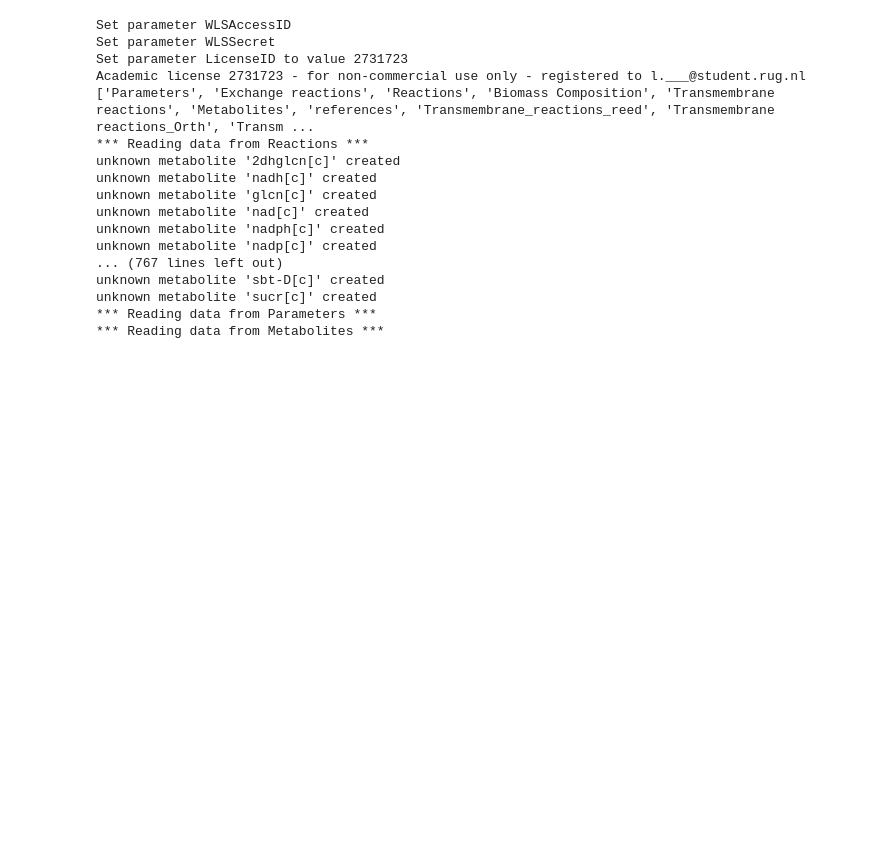
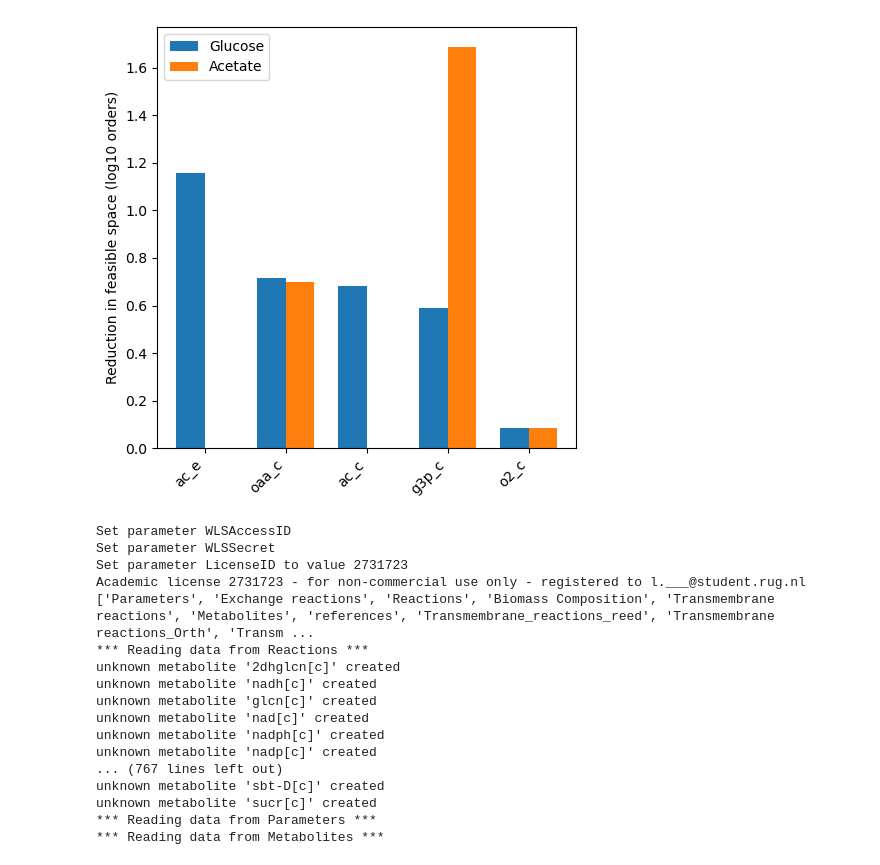
Before and after one commit to lasillje/MSC-Thermo, a Jupyter notebook: ecoli_flux_bounds/tfva_ecoli.ipynb, the cells around one changed output. Saved outputs shown, nothing was run; the diff lists cells and outputs as text; code cells hidden in the pictures; blank space fills up the shorter version.

```diff
--- a/ecoli_flux_bounds/tfva_ecoli.ipynb
+++ b/ecoli_flux_bounds/tfva_ecoli.ipynb
@@ -985,3 +1228,7 @@ def setup_model(condition, mets_tva=None):
+# %%
+visualize_met_conc_reduction("results/bounds/ecoli_WT_Glc_concs_before_tva.csv", "results/bounds/ecoli_WT_Ace_concs_before_tva.csv", "results/bounds/ecoli_WT_Glc_concs_after_tva.csv", "results/bounds/ecoli_WT_Ace_concs_after_tva.csv")
+# %% [output]
+[figure, added]
 # %%
 # Create model for mets TVA
 tmodel_glc = setup_model(CONDITIONS[0], mets_tva=None)
```
Also changed, not shown: parts of 17 cells of this notebook, 8 other files.
